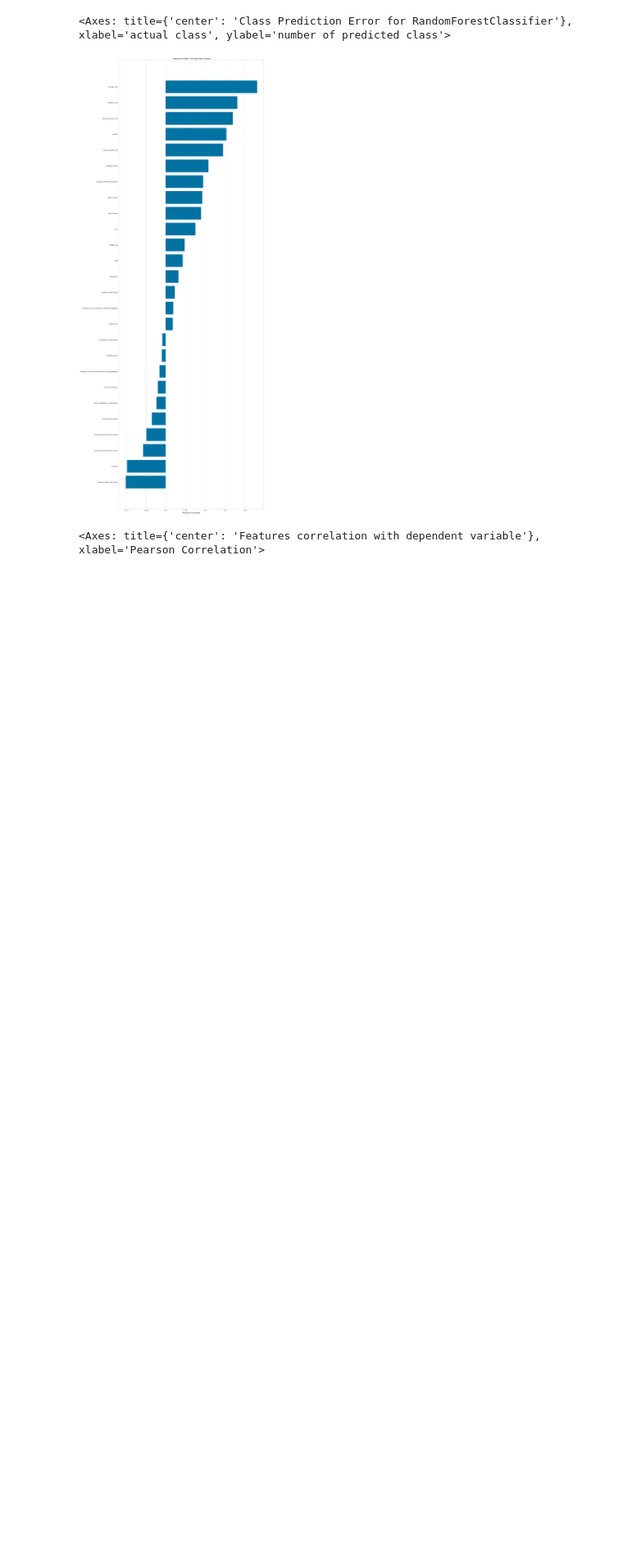
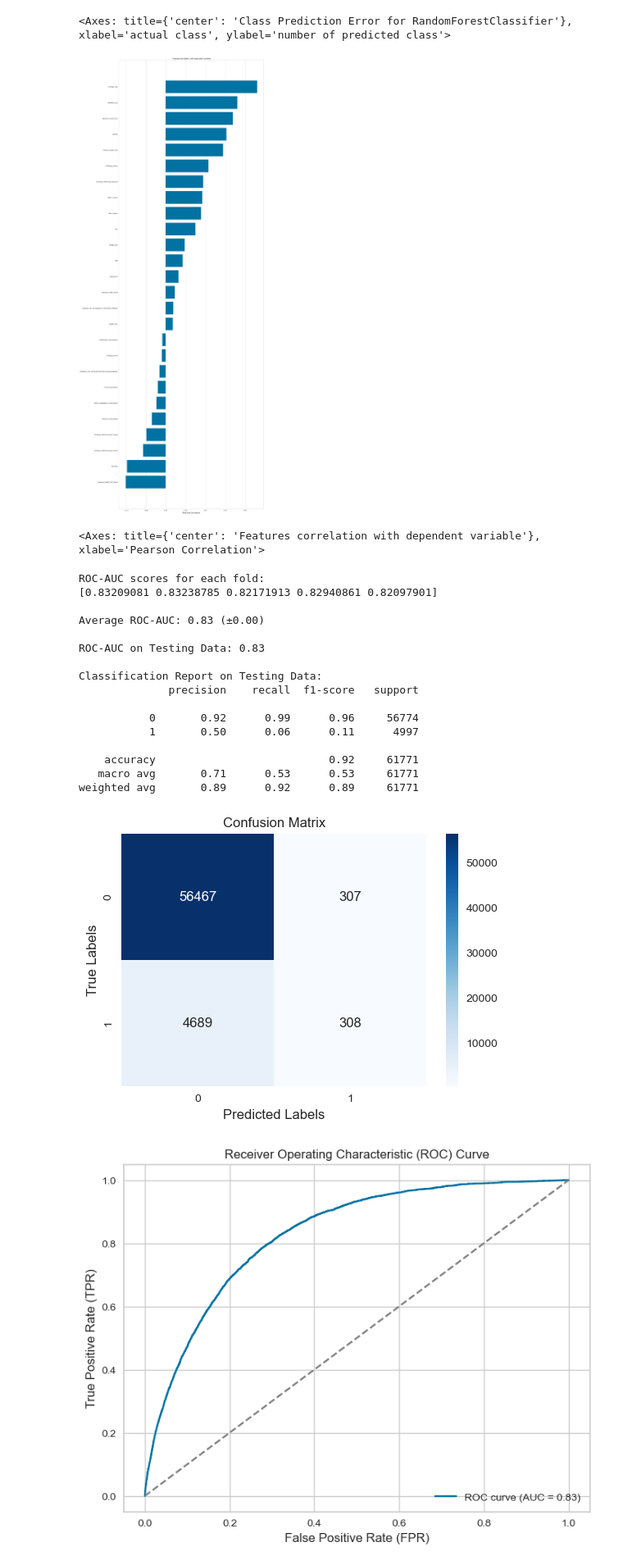
Before and after one commit to bobebend/Cardiovascular_diseases_risk_prediction, a Jupyter notebook: notebooks/logistic_regress.ipynb, the cells around one changed output. Shown at 82% size. Cells and saved outputs as stored; diff of their text form; code cells hidden in the pictures; blank space fills up the shorter version.

```diff
--- a/notebooks/logistic_regress.ipynb
+++ b/notebooks/logistic_regress.ipynb
@@ -546,3 +559,83 @@ viz.show()
 # %% [output]
 [figure]
 <Axes: title={'center': 'Features correlation with dependent variable'}, xlabel='Pearson Correlation'>
+# %%
+from sklearn.metrics import classification_report, roc_auc_score, roc_curve
+
+# Define the dependent variable (target) and independent variables (features)
+y = cardio['Heart_Disease']  # Dependent variable
+X = cardio.drop(columns=['Heart_Disease'])  # Independent variables
+
+# Split the data into training and testing sets
+X_train, X_test, y_train, y_test = train_test_split(X, y, test_size=0.20, random_state=42)
+
+# Create the logistic regression model
+logit_model = LogisticRegression()
+
+# Train the logistic regression model on the training data
+logit_model.fit(X_train, y_train)
+
+# Perform k-fold cross-validation (let's say k=5)
+k_folds = 5
+scores = cross_val_score(logit_model, X_train, y_train, cv=k_folds, scoring='roc_auc')
+
+# Print the performance metrics for each fold
+print("ROC-AUC scores for each fold:")
+print(scores)
+
+# Calculate and print the average and standard deviation of the ROC-AUC scores
+mean_score = np.mean(scores)
+std_score = np.std(scores)
+print(f"\nAverage ROC-AUC: {mean_score:.2f} (±{std_score:.2f})")
+
+# Make predictions on the testing data using the trained model
+y_pred = logit_model.predict(X_test)
+y_pred_proba = logit_model.predict_proba(X_test)[:, 1]
+
+# Evaluate the model's performance on the testing data using multiple metrics
+test_roc_auc = roc_auc_score(y_test, y_pred_proba)
+print(f"\nROC-AUC on Testing Data: {test_roc_auc:.2f}")
+
+# Get the classification report with multiple scores (precision, recall, F1-score, support)
+print("\nClassification Report on Testing Data:")
+print(classification_report(y_test, y_pred))
+
+# Create a heatmap of the confusion matrix
+conf_matrix = confusion_matrix(y_test, y_pred)
+plt.figure(figsize=(6, 4))
+sns.heatmap(conf_matrix, annot=True, fmt='d', cmap='Blues')
+plt.xlabel('Predicted Labels')
+plt.ylabel('True Labels')
+plt.title('Confusion Matrix')
+plt.show()
+
+# Plot the ROC curve
+fpr, tpr, thresholds = roc_curve(y_test, y_pred_proba)
+plt.figure(figsize=(8, 6))
+plt.plot(fpr, tpr, color='b', label=f'ROC curve (AUC = {test_roc_auc:.2f})')
+plt.plot([0, 1], [0, 1], color='gray', linestyle='--')
+plt.xlabel('False Positive Rate (FPR)')
+plt.ylabel('True Positive Rate (TPR)')
+plt.title('Receiver Operating Characteristic (ROC) Curve')
+plt.legend(loc='lower right')
+plt.grid(True)
+plt.show()
+# %% [output]
+ROC-AUC scores for each fold:
+[0.83209081 0.83238785 0.82171913 0.82940861 0.82097901]
+
+Average ROC-AUC: 0.83 (±0.00)
+
+ROC-AUC on Testing Data: 0.83
+
+Classification Report on Testing Data:
+              precision    recall  f1-score   support
+
+           0       0.92      0.99      0.96     56774
+           1       0.50      0.06      0.11      4997
+
+    accuracy                           0.92     61771
+   macro avg       0.71      0.53      0.53     61771
+weighted avg       0.89      0.92      0.89     61771
+[figure, added]
+[figure, added]
```
Also changed, not shown: parts of 10 cells of this notebook, 2 other files.
